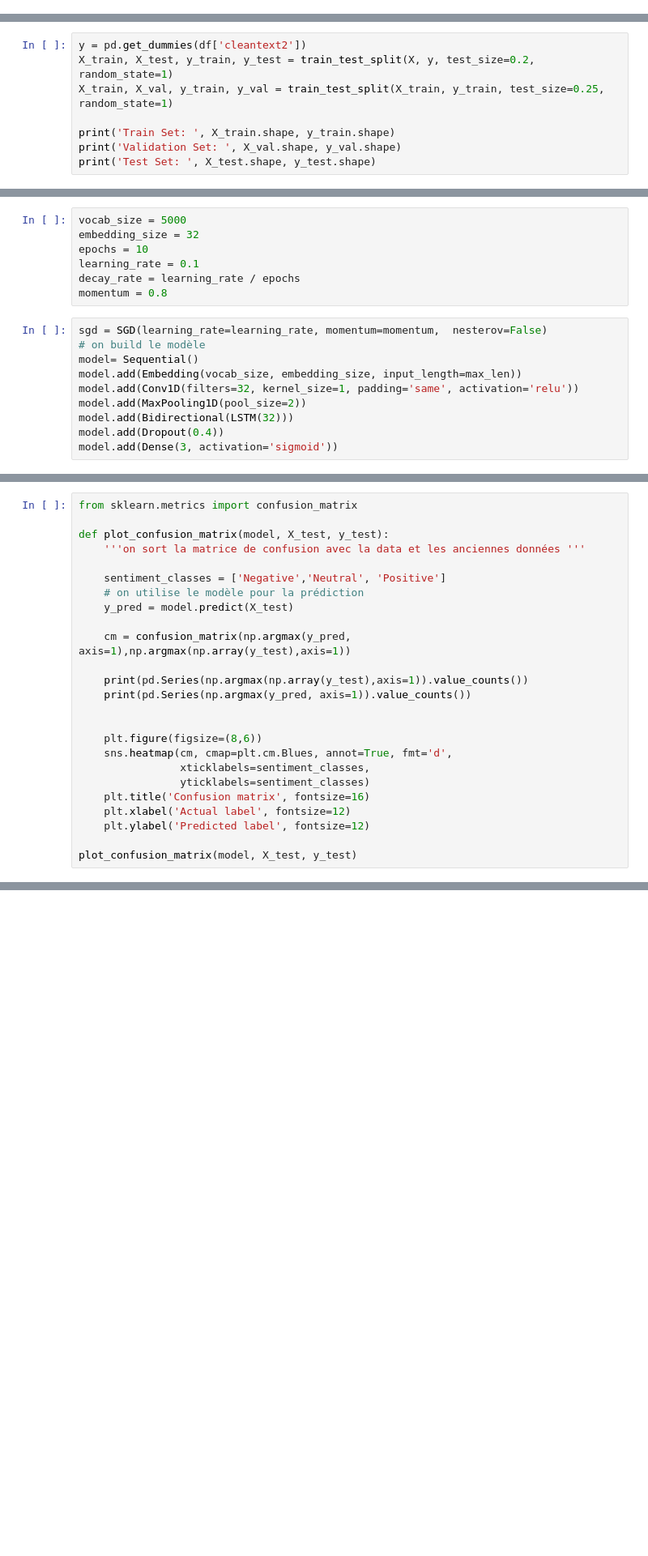
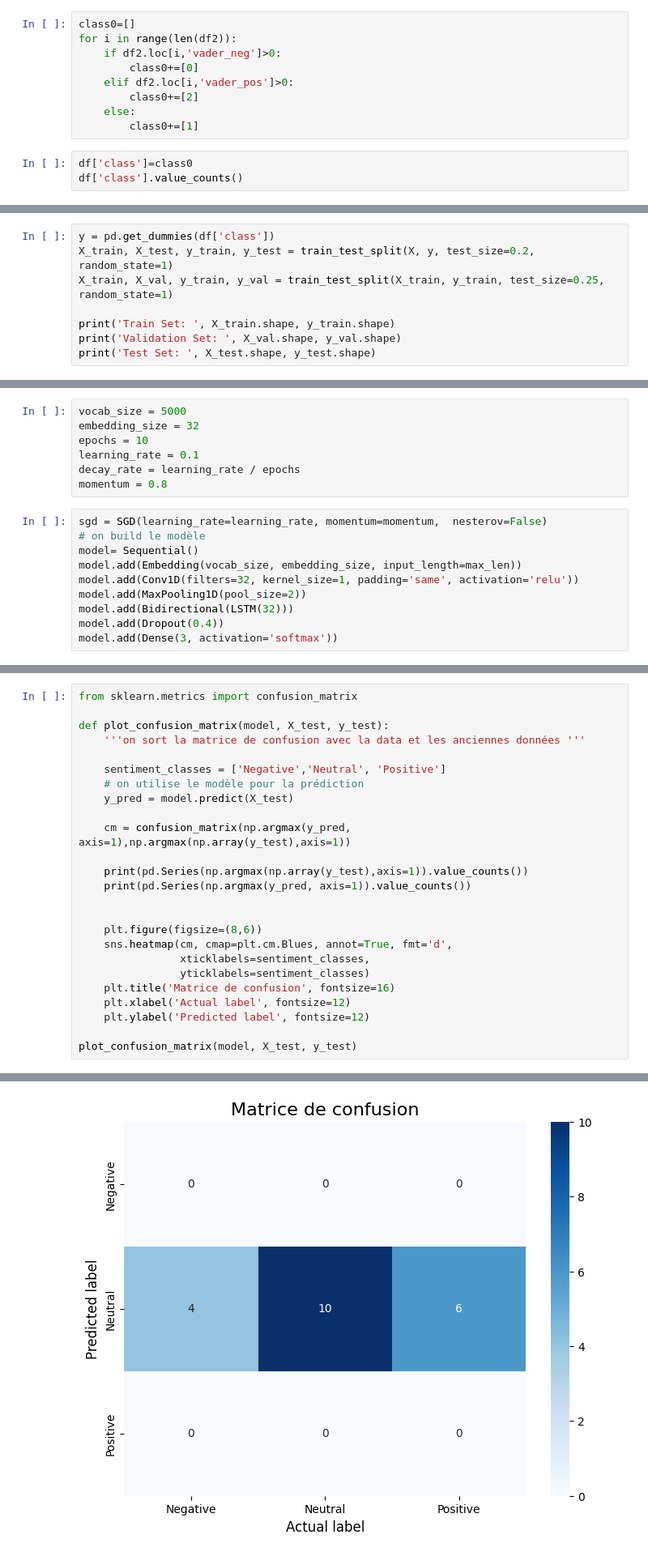
Before and after one commit to Nafbo/AVA-Bot, a Jupyter notebook: src/app/analyse_tweets.ipynb, the cells around one changed output, grey strips where cells are left out. Shown at 81% size. Cells and saved outputs as stored; diff of their text form; blank space fills up the shorter version.

```diff
--- a/src/app/analyse_tweets.ipynb
+++ b/src/app/analyse_tweets.ipynb
@@ -134,0 +143,12 @@ df2
+# %%
+class0=[]
+for i in range(len(df2)):
+    if df2.loc[i,'vader_neg']>0:
+        class0+=[0]
+    elif df2.loc[i,'vader_pos']>0:
+        class0+=[2]
+    else:
+        class0+=[1]
+# %%
+df['class']=class0
+df['class'].value_counts()
@@ -164,7 +189,7 @@ Après tokénization
    0   0   0   0   0   0   0   0   0   0   0   0   0   0   0   0   0   0
    0   0   0   0   0   0   0   0   0   0   0   0   0   0]
 # %%
-y = pd.get_dummies(df['cleantext2'])
+y = pd.get_dummies(df['class'])
 X_train, X_test, y_train, y_test = train_test_split(X, y, test_size=0.2, random_state=1)
 X_train, X_val, y_train, y_val = train_test_split(X_train, y_train, test_size=0.25, random_state=1)
 
@@ -209,7 +234,7 @@ model.add(Conv1D(filters=32, kernel_size=1, padding='same', activation='relu'))
 model.add(MaxPooling1D(pool_size=2))
 model.add(Bidirectional(LSTM(32)))
 model.add(Dropout(0.4))
-model.add(Dense(3, activation='sigmoid'))
+model.add(Dense(3, activation='softmax'))
 # %%
 import tensorflow as tf
 tf.keras.utils.plot_model(model, show_shapes=True)
@@ -280,8 +317,9 @@ def plot_confusion_matrix(model, X_test, y_test):
     sns.heatmap(cm, cmap=plt.cm.Blues, annot=True, fmt='d',
                 xticklabels=sentiment_classes,
                 yticklabels=sentiment_classes)
-    plt.title('Confusion matrix', fontsize=16)
+    plt.title('Matrice de confusion', fontsize=16)
     plt.xlabel('Actual label', fontsize=12)
     plt.ylabel('Predicted label', fontsize=12)
 
 plot_confusion_matrix(model, X_test, y_test)
+# %% [output]
@@ -287,0 +333 @@ plot_confusion_matrix(model, X_test, y_test)
+[figure, added]
```
Also changed, not shown: parts of 8 cells of this notebook.
